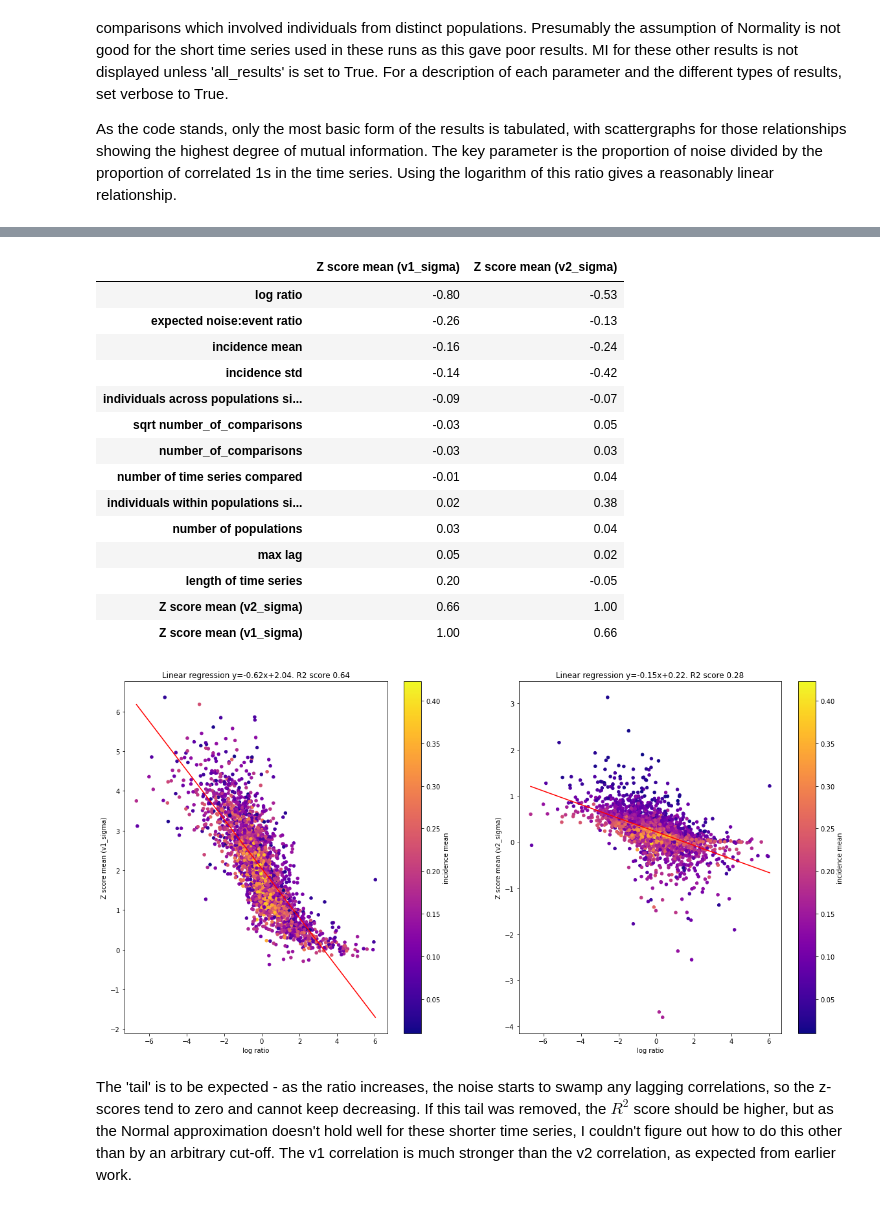
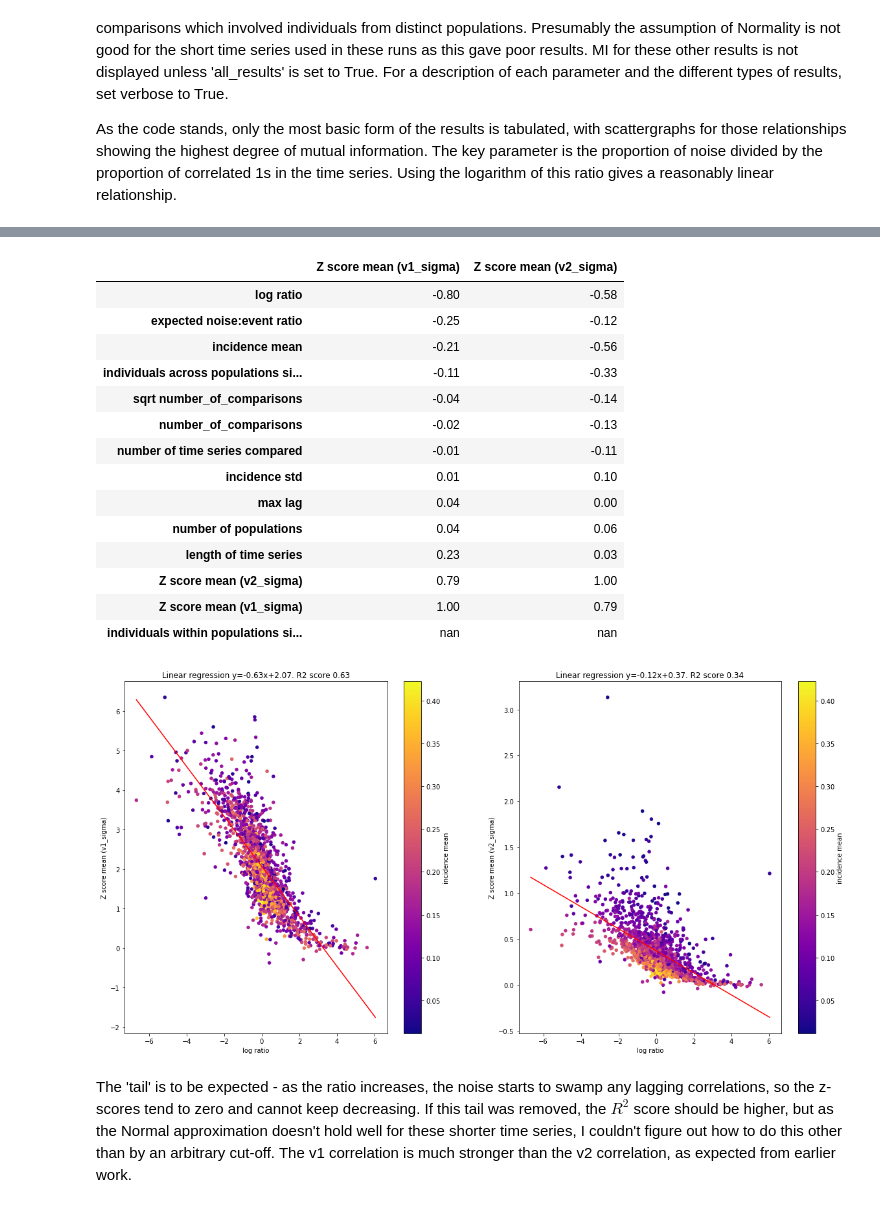
Before and after one commit to owenldennis/Tweet-timings, a Jupyter notebook: src/Sensitivity analysis writeup.ipynb, the cells around one changed output, grey strips where cells are left out. Cells and saved outputs as stored; diff of their text form; code cells hidden in the pictures.

```diff
--- a/src/Sensitivity analysis writeup.ipynb
+++ b/src/Sensitivity analysis writeup.ipynb
@@ -59,27 +61,31 @@ The explained variance is much higher for $\sigma_1$, as expected from previous
 # %%
 import sensitivity_analysis_functions as saf
 import pandas as pd
 
 df=pd.read_csv("..\Results\multiple_pop_correlations_index.csv",index_col=0)
 
+# linear regression will be on the feature passed as 'regression_feature' (useful to see scattergraphs even if regression line not meaningful in most cases)
+# if only_similar_individuals is True, half the runs will be discarded (those which cannot be meaningfully analysed using v2 sigma)
+# if only_similar_individuals is False, all runs will be included (so half of the v2 sigma results will be noise).
 # color_map_col can be changed to any feature parameter and will color the scatterplot by this parameter.
-saf.linear_regression_analysis(df,color_map_col = 'incidence mean')
+saf.linear_regression_analysis(df,regression_feature = 'log ratio', only_similar_individuals = True,
+                               color_map_col = 'incidence mean')
 # %% [output]
 |  | Z score mean (v1_sigma) | Z score mean (v2_sigma) |
-| log ratio | -0.80 | -0.53 |
-| expected noise:event ratio | -0.26 | -0.13 |
-| incidence mean | -0.16 | -0.24 |
-| incidence std | -0.14 | -0.42 |
-| individuals across populations si... | -0.09 | -0.07 |
-| sqrt number_of_comparisons | -0.03 | 0.05 |
-| number_of_comparisons | -0.03 | 0.03 |
-| number of time series compared | -0.01 | 0.04 |
-| individuals within populations si... | 0.02 | 0.38 |
-| number of populations | 0.03 | 0.04 |
-| max lag | 0.05 | 0.02 |
-| length of time series | 0.20 | -0.05 |
-| Z score mean (v2_sigma) | 0.66 | 1.00 |
-| Z score mean (v1_sigma) | 1.00 | 0.66 |
+| log ratio | -0.80 | -0.58 |
+| expected noise:event ratio | -0.25 | -0.12 |
+| incidence mean | -0.21 | -0.56 |
+| individuals across populations si... | -0.11 | -0.33 |
+| sqrt number_of_comparisons | -0.04 | -0.14 |
+| number_of_comparisons | -0.02 | -0.13 |
+| number of time series compared | -0.01 | -0.11 |
+| incidence std | 0.01 | 0.10 |
+| max lag | 0.04 | 0.00 |
+| number of populations | 0.04 | 0.06 |
+| length of time series | 0.23 | 0.03 |
+| Z score mean (v2_sigma) | 0.79 | 1.00 |
+| Z score mean (v1_sigma) | 1.00 | 0.79 |
+| individuals within populations si... | nan | nan |
-[figure, old version]
+[figure, new version]
 # %% [markdown]
 The 'tail' is to be expected - as the ratio increases, the noise starts to swamp any lagging correlations, so the z-scores tend to zero and cannot keep decreasing.  If this tail was removed, the $R^2$ score should be higher, but as the Normal approximation doesn't hold well for these shorter time series, I couldn't figure out how to do this other than by an arbitrary cut-off.  The v1 correlation is much stronger than the v2 correlation, as expected from earlier work.
```
Also changed, not shown: parts of 2 cells of this notebook, 2 other files.
